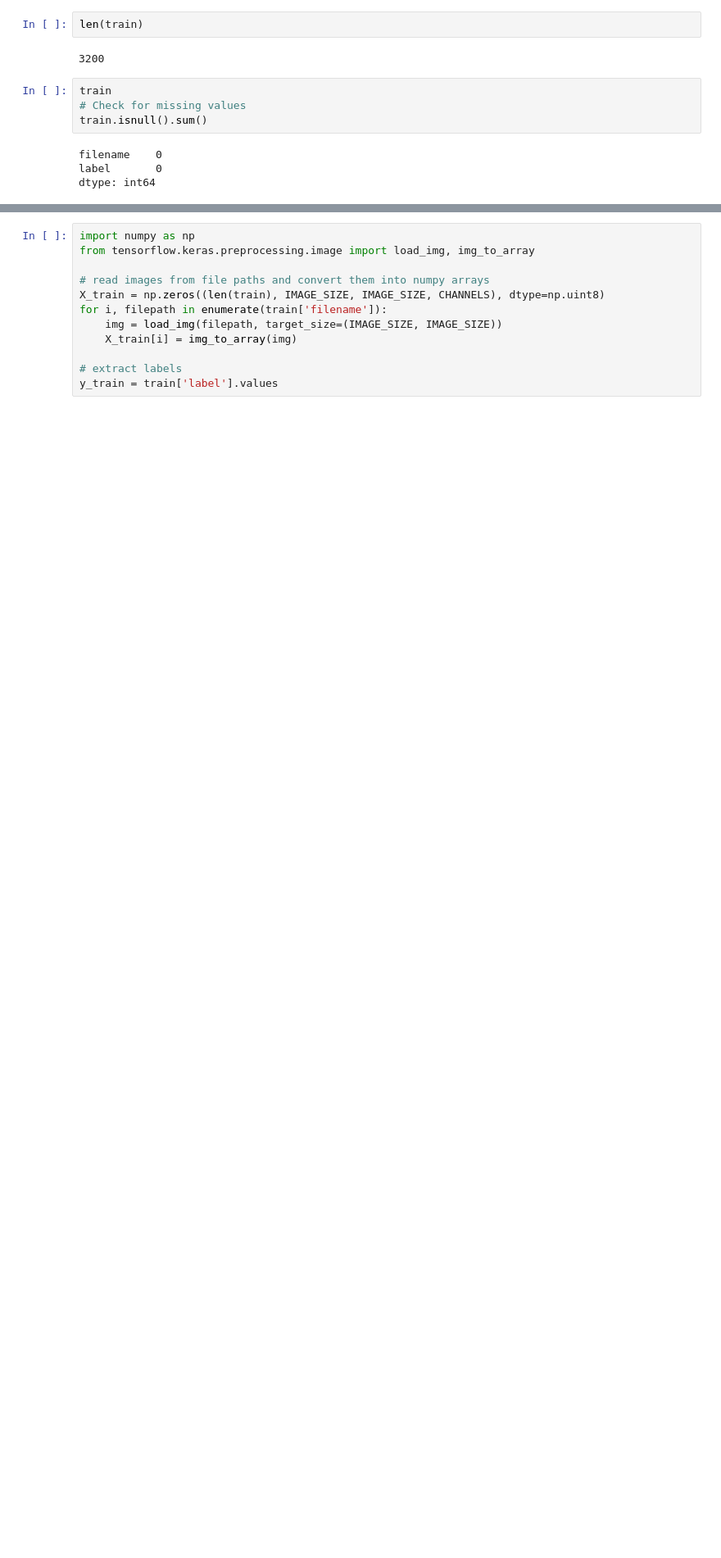
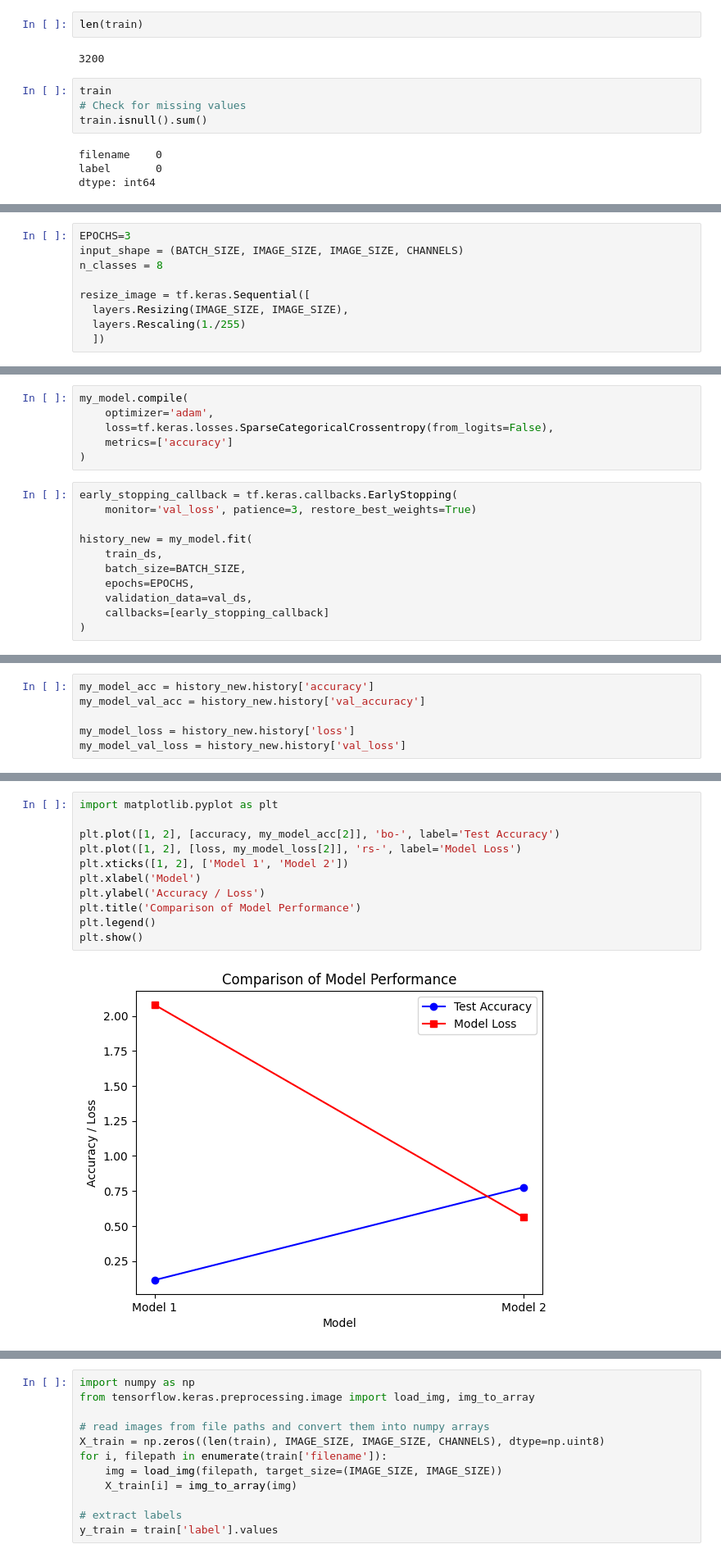
Before and after one commit to mayukhathumiki876/Maongo-Leaf-Disease-Image-Classification, a Jupyter notebook: Main_Project.ipynb, the cells around one changed output, grey strips where cells are left out. Shown: that part at 82% size. Saved outputs shown, nothing was run; the diff lists cells and outputs as text; blank space fills up the shorter version.

```diff
--- a/Main_Project.ipynb
+++ b/Main_Project.ipynb
@@ -239,0 +416,9 @@ dtype: int64
+# %%
+EPOCHS=3
+input_shape = (BATCH_SIZE, IMAGE_SIZE, IMAGE_SIZE, CHANNELS)
+n_classes = 8
+
+resize_image = tf.keras.Sequential([
+  layers.Resizing(IMAGE_SIZE, IMAGE_SIZE),
+  layers.Rescaling(1./255)
+  ])
@@ -239,0 +467,17 @@ dtype: int64
+# %%
+my_model.compile(
+    optimizer='adam',
+    loss=tf.keras.losses.SparseCategoricalCrossentropy(from_logits=False),
+    metrics=['accuracy']
+)
+# %%
+early_stopping_callback = tf.keras.callbacks.EarlyStopping(
+    monitor='val_loss', patience=3, restore_best_weights=True)
+
+history_new = my_model.fit(
+    train_ds,
+    batch_size=BATCH_SIZE,
+    epochs=EPOCHS,
+    validation_data=val_ds,
+    callbacks=[early_stopping_callback]
+)
@@ -239,0 +493,6 @@ dtype: int64
+# %%
+my_model_acc = history_new.history['accuracy']
+my_model_val_acc = history_new.history['val_accuracy']
+
+my_model_loss = history_new.history['loss']
+my_model_val_loss = history_new.history['val_loss']
@@ -239,0 +518,13 @@ dtype: int64
+# %%
+import matplotlib.pyplot as plt
+
+plt.plot([1, 2], [accuracy, my_model_acc[2]], 'bo-', label='Test Accuracy')
+plt.plot([1, 2], [loss, my_model_loss[2]], 'rs-', label='Model Loss')
+plt.xticks([1, 2], ['Model 1', 'Model 2'])
+plt.xlabel('Model')
+plt.ylabel('Accuracy / Loss')
+plt.title('Comparison of Model Performance')
+plt.legend()
+plt.show()
+# %% [output]
+[figure, added]
```
Also changed, not shown: parts of 50 cells of this notebook.
